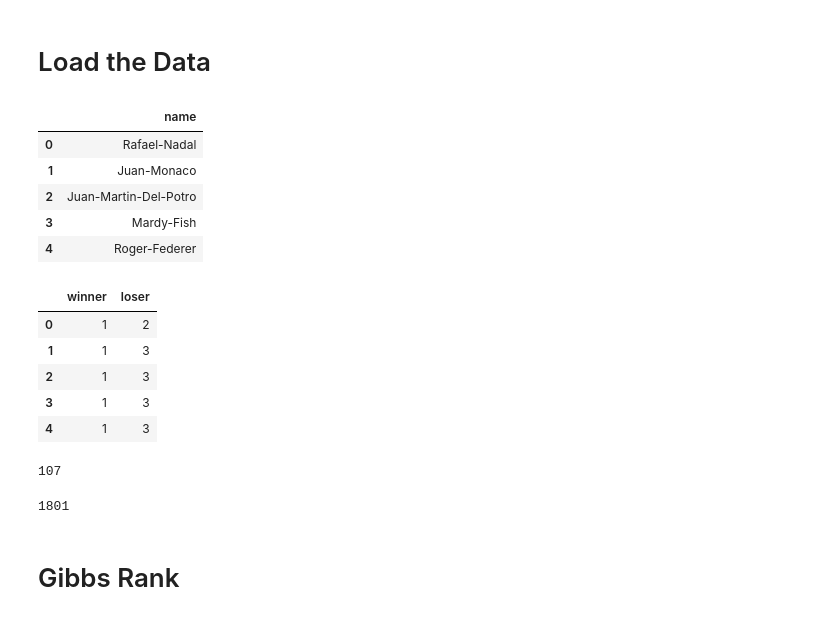
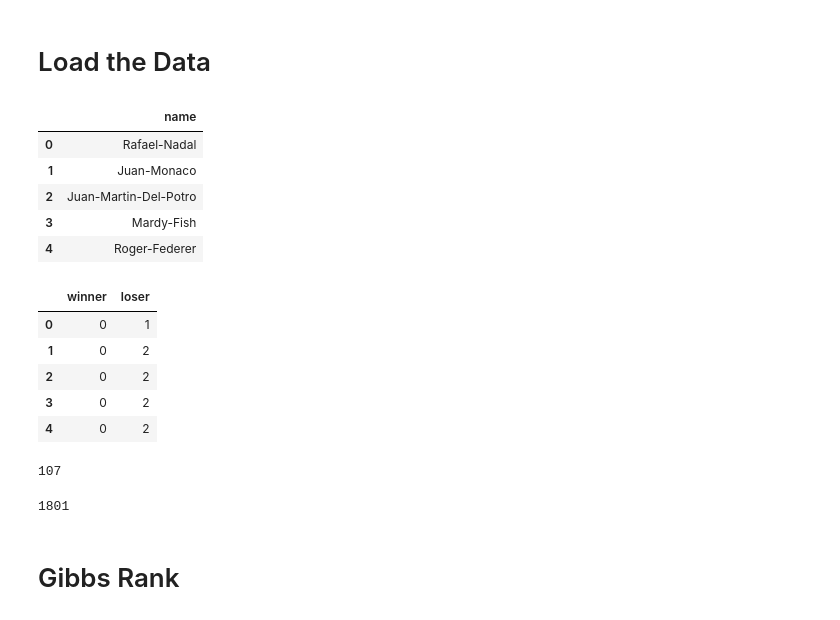
Before and after one commit to alexdarch/PythonProjects, a Jupyter notebook: Probabilistic_ML/Probabilistic Ranking.ipynb, the cells around one changed output. Saved outputs shown, nothing was run; the diff lists cells and outputs as text; code cells hidden in the pictures.

```diff
--- a/Probabilistic_ML/Probabilistic Ranking.ipynb
+++ b/Probabilistic_ML/Probabilistic Ranking.ipynb
@@ -99,22 +100,22 @@ import scipy.io
 mat = scipy.io.loadmat('tennis_data.mat')
 # %%
 PLAYERS = pd.DataFrame(mat['W'], columns=['name']).applymap(lambda x: x[0])  # remove the list around each players name
-GAMES = pd.DataFrame(mat['G'], columns=['winner', 'loser'])
+GAMES = pd.DataFrame(mat['G']-1, columns=['winner', 'loser'])  # -1 because player num starts from 1 in matlab
 display(PLAYERS.head(), GAMES.head())
 display(len(PLAYERS), len(GAMES))
 # %% [output]
 |  | name |
 | 0 | Rafael-Nadal |
 | 1 | Juan-Monaco |
 | 2 | Juan-Martin-Del-Potro |
 | 3 | Mardy-Fish |
 | 4 | Roger-Federer |
 |  | winner | loser |
-| 0 | 1 | 2 |
-| 1 | 1 | 3 |
-| 2 | 1 | 3 |
-| 3 | 1 | 3 |
-| 4 | 1 | 3 |
+| 0 | 0 | 1 |
+| 1 | 0 | 2 |
+| 2 | 0 | 2 |
+| 3 | 0 | 2 |
+| 4 | 0 | 2 |
 107
 1801
 # %% [markdown]
```
Also changed, not shown: parts of 9 cells of this notebook.
